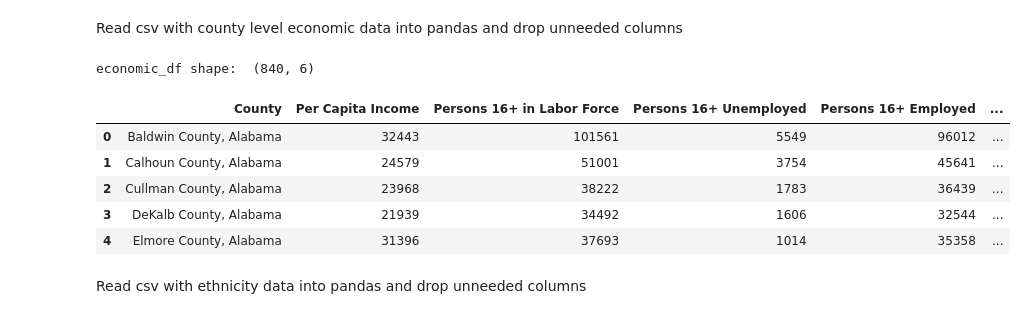
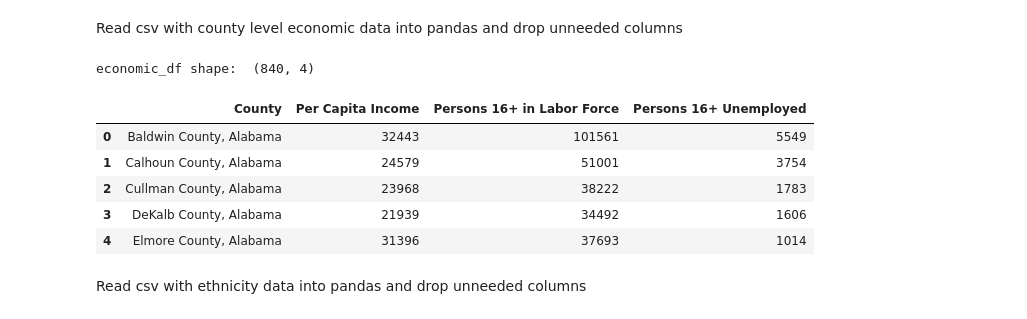
Before and after one commit to blantj/2020_pres_election_regression, a Jupyter notebook: Modeling.ipynb, the cells around one changed output. Drawn from its saved outputs; the diff is of its cells as text; code cells hidden in the pictures.

```diff
--- a/Modeling.ipynb
+++ b/Modeling.ipynb
@@ -79,23 +109,20 @@ Read csv with county level economic data into pandas and drop unneeded columns
 # %%
 economic_df = pd.read_csv('Data/economics.csv', header=1)
 economic_df = economic_df[['Geographic Area Name',
                           'Estimate!!INCOME AND BENEFITS (IN 2019 INFLATION-ADJUSTED DOLLARS)!!Per capita income (dollars)',
                           'Estimate!!EMPLOYMENT STATUS!!Population 16 years and over!!In labor force',
-                          'Estimate!!EMPLOYMENT STATUS!!Population 16 years and over!!In labor force!!Civilian labor force!!Unemployed',
-                          'Estimate!!OCCUPATION!!Civilian employed population 16 years and over',
-                          'Estimate!!INDUSTRY!!Civilian employed population 16 years and over!!Manufacturing']]
-economic_df.columns = ['County', 'Per Capita Income', 'Persons 16+ in Labor Force', 'Persons 16+ Unemployed',
-                       'Persons 16+ Employed', 'Persons 16+ Manufacturing Employed']
+                          'Estimate!!EMPLOYMENT STATUS!!Population 16 years and over!!In labor force!!Civilian labor force!!Unemployed',]]
+economic_df.columns = ['County', 'Per Capita Income', 'Persons 16+ in Labor Force', 'Persons 16+ Unemployed',]
 print('economic_df shape: ', economic_df.shape)
 economic_df.head()
 # %% [output]
-economic_df shape:  (840, 6)
+economic_df shape:  (840, 4)
-|  | County | Per Capita Income | Persons 16+ in Labor Force | Persons 16+ Unemployed | Persons 16+ Employed | ... |
-| 0 | Baldwin County, Alabama | 32443 | 101561 | 5549 | 96012 | ... |
-| 1 | Calhoun County, Alabama | 24579 | 51001 | 3754 | 45641 | ... |
-| 2 | Cullman County, Alabama | 23968 | 38222 | 1783 | 36439 | ... |
-| 3 | DeKalb County, Alabama | 21939 | 34492 | 1606 | 32544 | ... |
-| 4 | Elmore County, Alabama | 31396 | 37693 | 1014 | 35358 | ... |
+|  | County | Per Capita Income | Persons 16+ in Labor Force | Persons 16+ Unemployed |
+| 0 | Baldwin County, Alabama | 32443 | 101561 | 5549 |
+| 1 | Calhoun County, Alabama | 24579 | 51001 | 3754 |
+| 2 | Cullman County, Alabama | 23968 | 38222 | 1783 |
+| 3 | DeKalb County, Alabama | 21939 | 34492 | 1606 |
+| 4 | Elmore County, Alabama | 31396 | 37693 | 1014 |
 # %% [markdown]
 Read csv with ethnicity data into pandas and drop unneeded columns
 # %%
```
Also changed, not shown: parts of 20 cells of this notebook, 3 other files.
